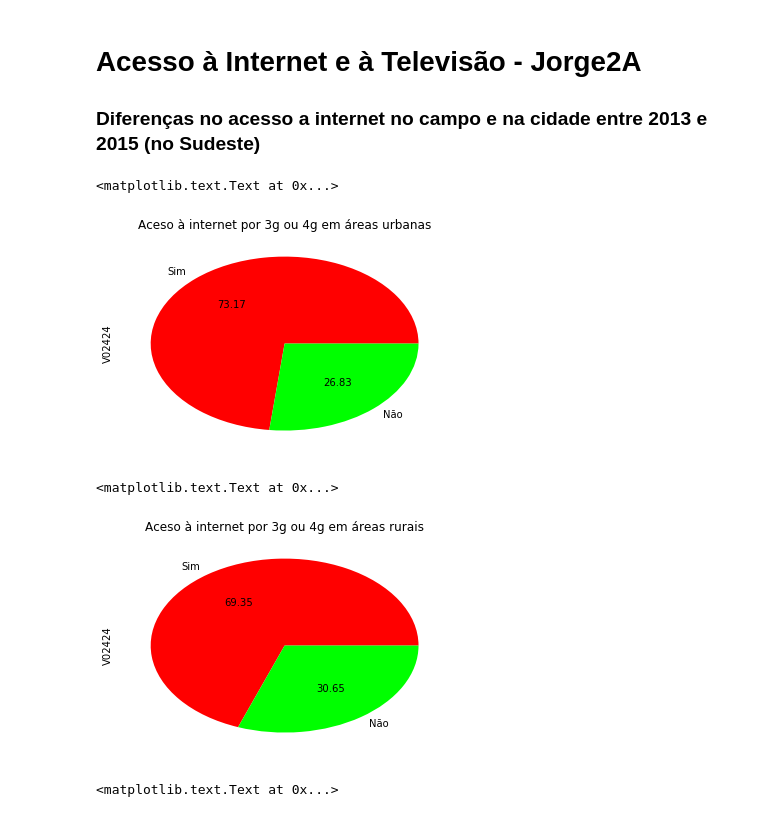
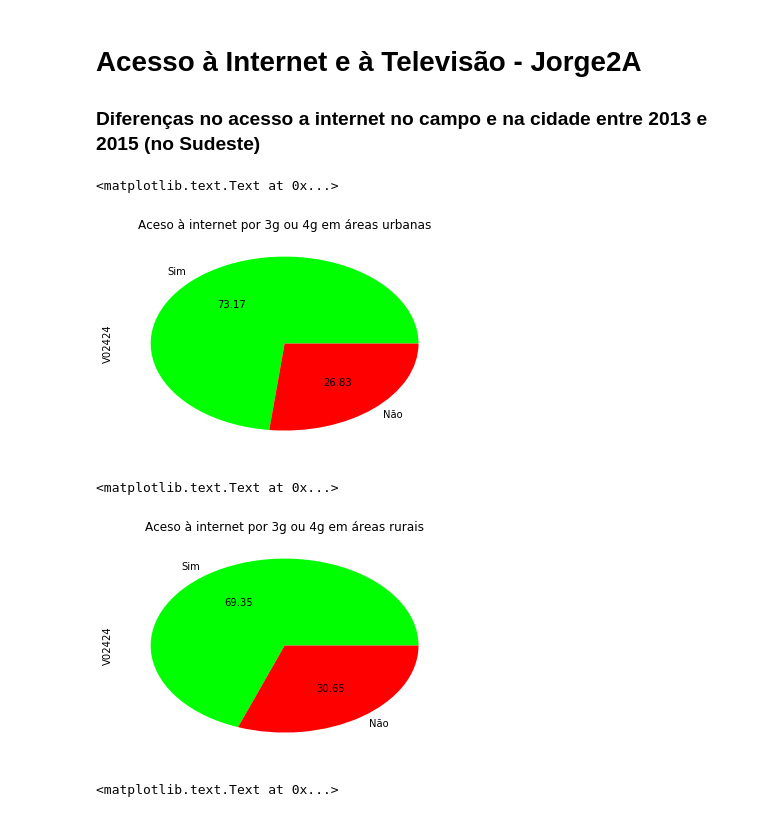
Before and after one commit to ehrhardt98/CD, a Jupyter notebook: Projeto1.ipynb, the cells around one changed output. Saved outputs shown, nothing was run; the diff lists cells and outputs as text; code cells hidden in the pictures.

```diff
--- a/Projeto1.ipynb
+++ b/Projeto1.ipynb
@@ -136,17 +136,17 @@ dados_final15 = dados_resumidos15
 
 dados_final15.to_csv("resumo2015.csv")
 # %%
-internet_movel1.plot(kind='pie', colors=('red','lime'), autopct="%0.2f", legend=False)
+internet_movel1.plot(kind='pie', colors=('lime','red'), autopct="%0.2f", legend=False)
 plt.title("Aceso à internet por 3g ou 4g em áreas urbanas")
 # %% [output]
 <matplotlib.text.Text at 0x...>
-[figure, old version]
+[figure, new version]
 # %%
-internet_movel2.plot(kind='pie', colors=('red','lime'), autopct="%0.2f", legend=False)
+internet_movel2.plot(kind='pie', colors=('lime','red'), autopct="%0.2f", legend=False)
 plt.title("Aceso à internet por 3g ou 4g em áreas rurais")
 # %% [output]
 <matplotlib.text.Text at 0x...>
-[figure, old version]
+[figure, new version]
 # %%
 internet_fixa1.plot(kind='pie', colors=('lime','red'), autopct="%0.2f", legend=False)
 plt.title("Aceso à internet no próprio domicílio em áreas urbanas")
```
